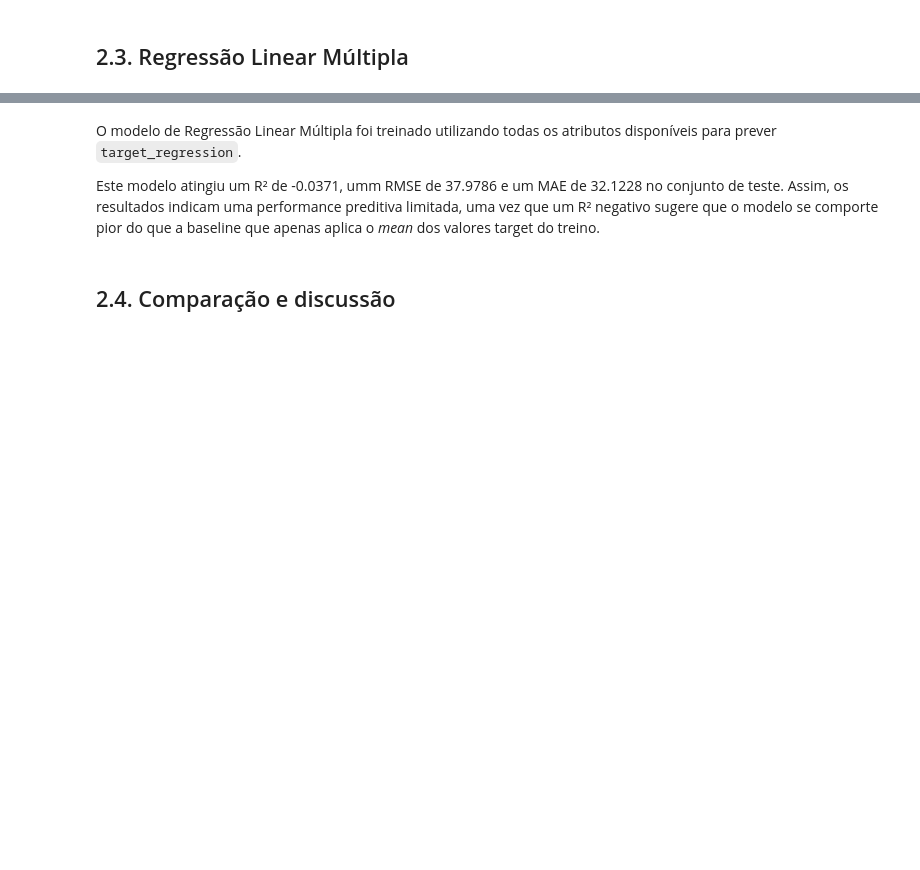
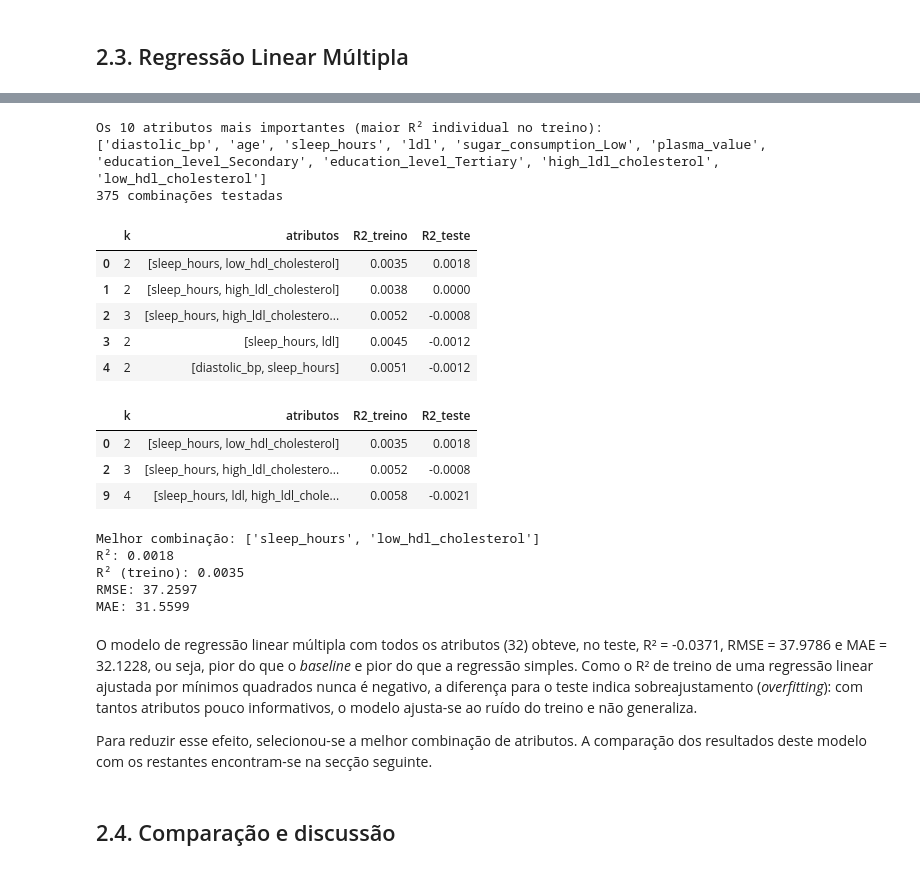
Before and after one commit to GasparAVieira/APRAU, a Jupyter notebook: notebook_grupo01.ipynb, the cells around one changed output, grey strips where cells are left out. Saved outputs shown, nothing was run; the diff lists cells and outputs as text; code cells hidden in the pictures; blank space fills up the shorter version.

Commit message:
Regressão linear: Atualização de resultados e adição de combinação de várias features

```diff
--- a/notebook_grupo01.ipynb
+++ b/notebook_grupo01.ipynb
@@ -582,19 +852,36 @@ print("MAE:", round(mae_baseline, 4))
 # %%
+from itertools import combinations
 
-from sklearn.feature_selection import SequentialFeatureSelector
+N_TOP = 10
+top_features = results_df["Atributo"].head(N_TOP).tolist()
+print(f"Os {N_TOP} atributos mais importantes (maior R² individual no treino):")
+print(top_features)
 
-# Sequential Feature Selection
-sfs = SequentialFeatureSelector(
-    LinearRegression(),
-    n_features_to_select=4,
-    direction='forward',
-    scoring='r2',
-    cv=5
-)
+rows = []
+for k in [2, 3, 4]:
+    for feats in combinations(top_features, k):
+        feats = list(feats)
+        m = LinearRegression().fit(X_train[feats], y_train)
+        rows.append({"k": k, "atributos": feats,
+                     "R2_treino": m.score(X_train[feats], y_train),
+                     "R2_teste": r2_score(y_test, m.predict(X_test[feats]))})
 
-sfs.fit(X_train, y_train)
+combo_results = pd.DataFrame(rows).sort_values("R2_teste", ascending=False).reset_index(drop=True)
+print(f"{len(combo_results)} combinações testadas")
+display(combo_results.head(5).round(4))
 
-selected_features_sfs = X_train.columns[sfs.get_support()]
-
-print("Selected Features:")
-print(selected_features_sfs.tolist())
+display(combo_results.loc[combo_results.groupby("k")["R2_teste"].idxmax()].round(4))
+# %% [output]
+Os 10 atributos mais importantes (maior R² individual no treino):
+['diastolic_bp', 'age', 'sleep_hours', 'ldl', 'sugar_consumption_Low', 'plasma_value', 'education_level_Secondary', 'education_level_Tertiary', 'high_ldl_cholesterol', 'low_hdl_cholesterol']
+375 combinações testadas
+|  | k | atributos | R2_treino | R2_teste |
+| 0 | 2 | [sleep_hours, low_hdl_cholesterol] | 0.0035 | 0.0018 |
+| 1 | 2 | [sleep_hours, high_ldl_cholesterol] | 0.0038 | 0.0000 |
+| 2 | 3 | [sleep_hours, high_ldl_cholestero... | 0.0052 | -0.0008 |
+| 3 | 2 | [sleep_hours, ldl] | 0.0045 | -0.0012 |
+| 4 | 2 | [diastolic_bp, sleep_hours] | 0.0051 | -0.0012 |
+|  | k | atributos | R2_treino | R2_teste |
+| 0 | 2 | [sleep_hours, low_hdl_cholesterol] | 0.0035 | 0.0018 |
+| 2 | 3 | [sleep_hours, high_ldl_cholestero... | 0.0052 | -0.0008 |
+| 9 | 4 | [sleep_hours, ldl, high_ldl_chole... | 0.0058 | -0.0021 |
@@ -626,7 +888,30 @@ print("MAE:", round(mae_sfs, 4))
+# %%
+best_feats = combo_results.loc[0, "atributos"]
+
+mlr_best = LinearRegression()
+mlr_best.fit(X_train[best_feats], y_train)
+
+y_pred_combo = mlr_best.predict(X_test[best_feats])
+
+r2_combo = r2_score(y_test, y_pred_combo)
+rmse_combo = np.sqrt(mean_squared_error(y_test, y_pred_combo))
+mae_combo = mean_absolute_error(y_test, y_pred_combo)
+
+print("Melhor combinação:", best_feats)
+print("R²:", round(r2_combo, 4))
+print("R² (treino):", round(mlr_best.score(X_train[best_feats], y_train), 4))
+print("RMSE:", round(rmse_combo, 4))
+print("MAE:", round(mae_combo, 4))
+# %% [output]
+Melhor combinação: ['sleep_hours', 'low_hdl_cholesterol']
+R²: 0.0018
+R² (treino): 0.0035
+RMSE: 37.2597
+MAE: 31.5599
 # %% [markdown]
-O modelo de Regressão Linear Múltipla foi treinado utilizando todas os atributos disponíveis para prever `target_regression`.
+ O modelo de regressão linear múltipla com todos os atributos (32) obteve, no teste, R² = -0.0371, RMSE = 37.9786 e MAE = 32.1228, ou seja, pior do que o *baseline* e pior do que a regressão simples. Como o R² de treino de uma regressão linear ajustada por mínimos quadrados nunca é negativo, a diferença para o teste indica sobreajustamento (*overfitting*): com tantos atributos pouco informativos, o modelo ajusta-se ao ruído do treino e não generaliza.
 
-Este modelo atingiu um R² de -0.0371, umm RMSE de 37.9786 e um MAE de 32.1228 no conjunto de teste. Assim, os resultados indicam uma performance preditiva limitada, uma vez que um R² negativo sugere que o modelo se comporte pior do que a baseline que apenas aplica o _mean_ dos valores target do treino.
+Para reduzir esse efeito, selecionou-se a melhor combinação de atributos. A comparação dos resultados deste modelo com os restantes encontram-se na secção seguinte.
 # %% [markdown]
 ## 2.4. Comparação e discussão
 # %%
```
Also changed, not shown: parts of 31 cells of this notebook.
